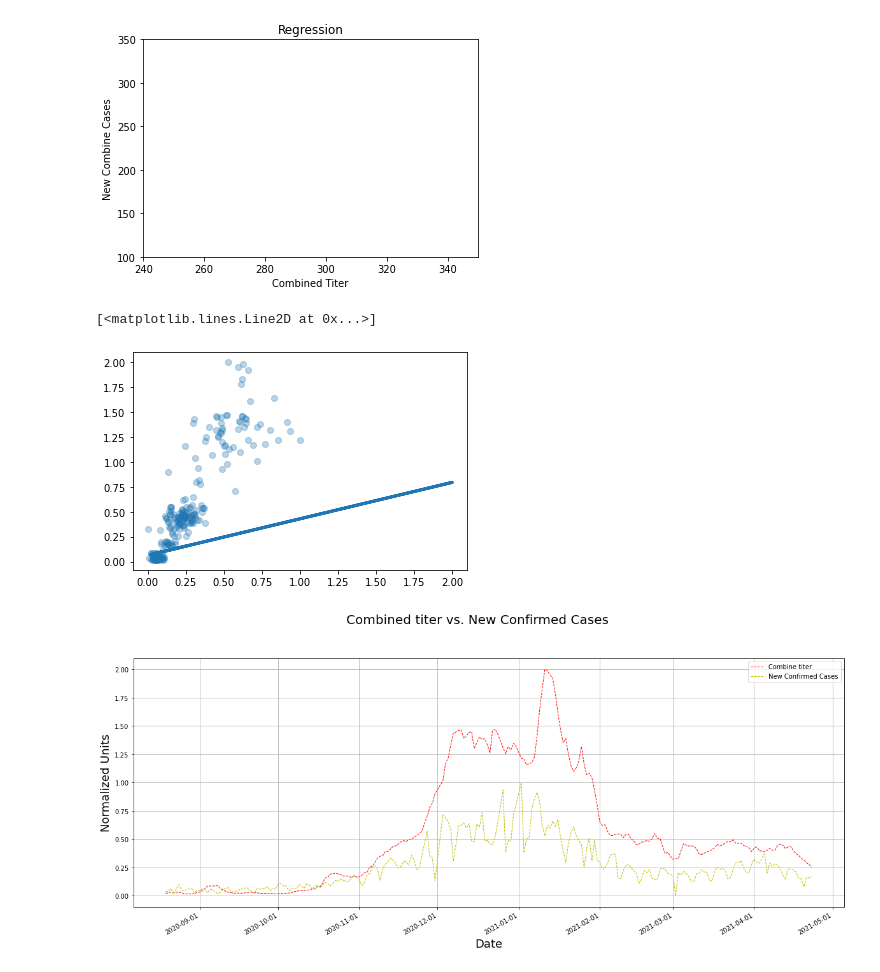
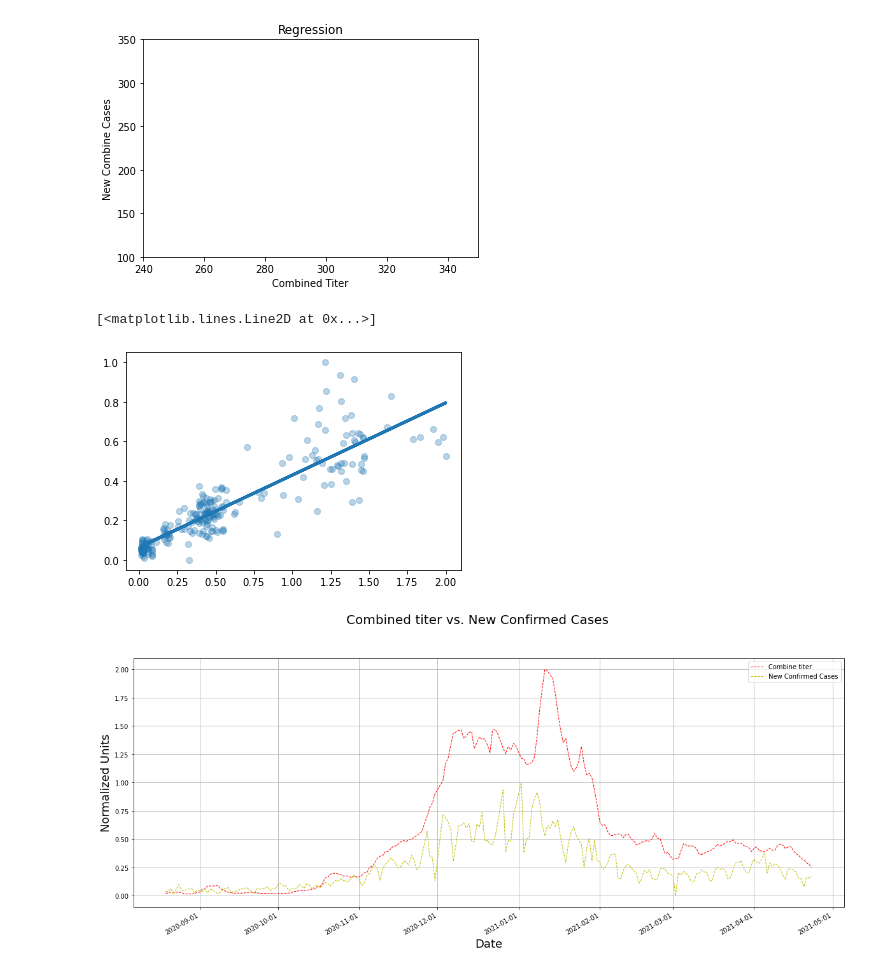
Before and after one commit to bhatiavr/cs109b-final-project-111, a Jupyter notebook: PB_cs109b_wastewater_covid_forecasting.ipynb, the cells around one changed output. Cells and saved outputs as stored; diff of their text form; code cells hidden in the pictures.

```diff
--- a/PB_cs109b_wastewater_covid_forecasting.ipynb
+++ b/PB_cs109b_wastewater_covid_forecasting.ipynb
@@ -357,8 +357,7 @@ df_aligned_combined.head()
 # %%
 X = sm.add_constant(df_aligned_combined['combined_titer'].astype(float))
 # %%
-model = sm.OLS(df_aligned_combined['New Confirmed Cases'].astype(float),
-               X)
+model = sm.OLS(df_aligned_combined['New Confirmed Cases'].astype(float), X)
 # %%
 results = model.fit()
 # %%
@@ -394,12 +393,12 @@ Warnings:
 [1] Standard Errors assume that the covariance matrix of the errors is correctly specified.
 [figure]
 # %%
-plt.scatter(df_aligned_combined['New Confirmed Cases'],df_aligned_combined['combined_titer'],alpha=0.3)
+plt.scatter(df_aligned_combined['combined_titer'],df_aligned_combined['New Confirmed Cases'],alpha=0.3)
 y_predict = results.params[0]+ results.params[1]*df_aligned_combined['combined_titer']
 plt.plot(df_aligned_combined['combined_titer'],y_predict, linewidth=3)
 # %% [output]
 [<matplotlib.lines.Line2D at 0x...>]
-[figure, old version]
+[figure, new version]
 # %%
 fig, ax = plt.subplots(nrows = 1, ncols = 1, figsize=(20,8))
 
```
Also changed, not shown: parts of 7 cells of this notebook.
